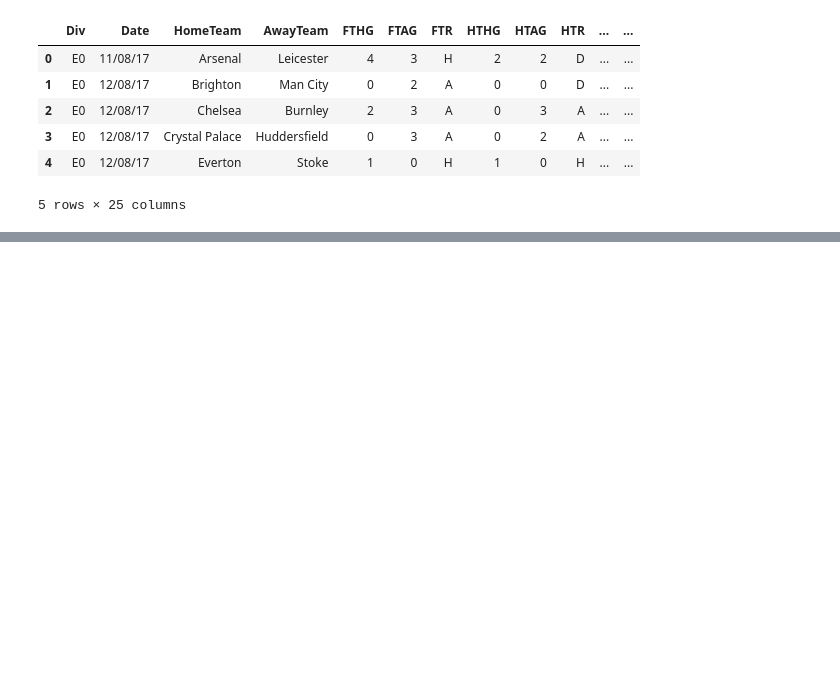
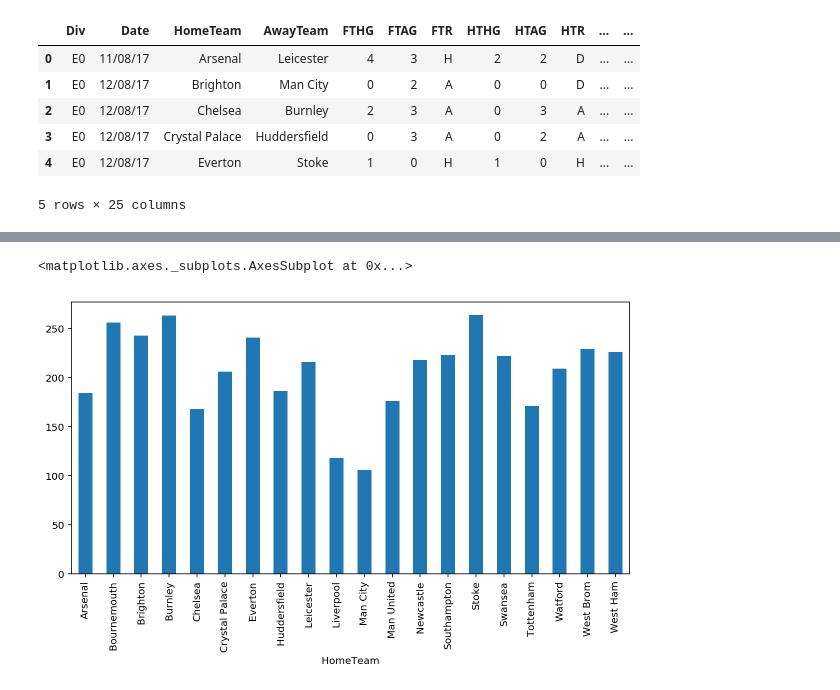
Before and after one commit to chizkidd/dsi-CapstoneProj, a Jupyter notebook: Capstone_EDA1.ipynb, the cells around one changed output, grey strips where cells are left out. Saved outputs shown, nothing was run; the diff lists cells and outputs as text; code cells hidden in the pictures; blank space fills up the shorter version.

```diff
--- a/Capstone_EDA1.ipynb
+++ b/Capstone_EDA1.ipynb
@@ -74,0 +210,5 @@ df2['FTHGDif']=
+# %%
+df2.groupby('HomeTeam')['AS'].sum().plot(kind='bar', figsize=(10,5))
+# %% [output]
+<matplotlib.axes._subplots.AxesSubplot at 0x...>
+[figure, added]
```
Also changed, not shown: parts of 11 cells of this notebook, 18 other files.
